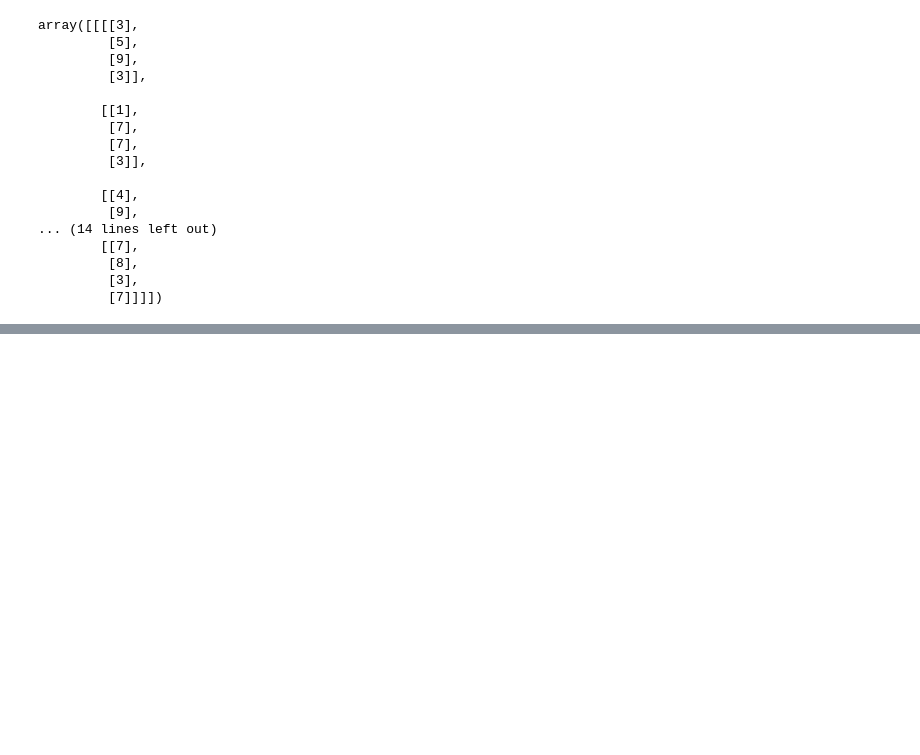
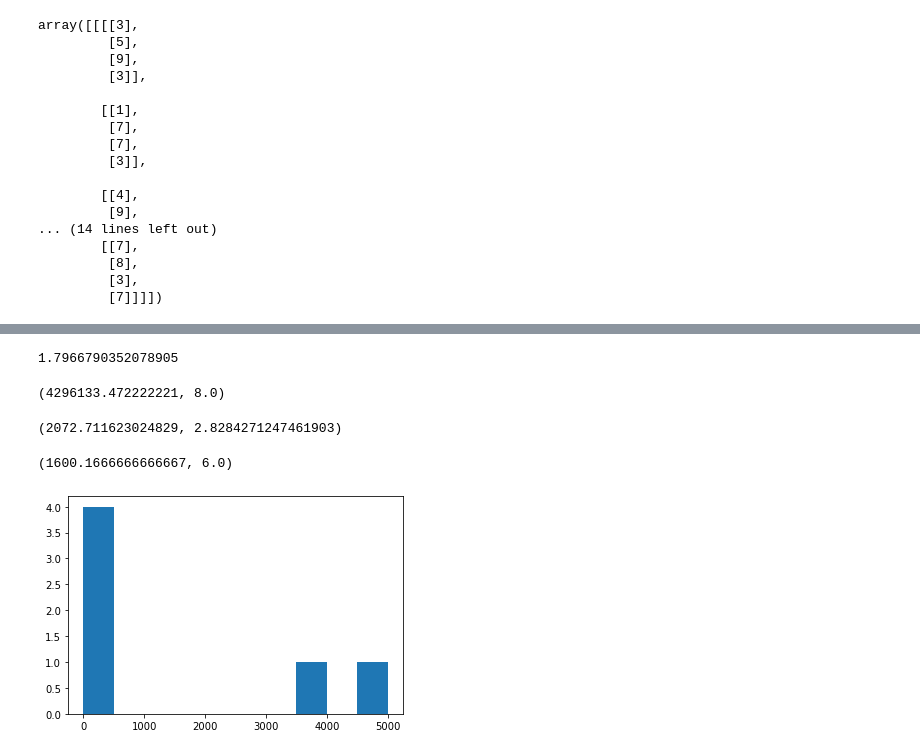
Before and after one commit to nguyenminhthuy/ml-courses-pratice, a Jupyter notebook: introduction-to-num-py.ipynb, the cells around one changed output, grey strips where cells are left out. Drawn from its saved outputs; the diff is of its cells as text; code cells hidden in the pictures; blank space fills up the shorter version.

```diff
--- a/introduction-to-num-py.ipynb
+++ b/introduction-to-num-py.ipynb
@@ -332,0 +539,28 @@ array([[[[3],
+# %%
+# standard deviation = squareroot of variance
+np.sqrt(np.var(a2))
+# %% [output]
+1.7966790352078905
+# %%
+# demo of std and var
+high_var_arr = np.array([1,100,200,300,4000,5000])
+low_var_arr = np.array([2,4,6,8,10])
+# %%
+np.var(high_var_arr), np.var(low_var_arr)
+# %% [output]
+(4296133.472222221, 8.0)
+# %%
+np.std(high_var_arr), np.std(low_var_arr)
+# %% [output]
+(2072.711623024829, 2.8284271247461903)
+# %%
+np.mean(high_var_arr), np.mean(low_var_arr)
+# %% [output]
+(1600.1666666666667, 6.0)
+# %%
+%matplotlib inline
+import matplotlib.pyplot as plt
+plt.hist(high_var_arr)
+plt.show()
+# %% [output]
+[figure, added]
```
Also changed, not shown: parts of 113 cells of this notebook, 5 other files.
